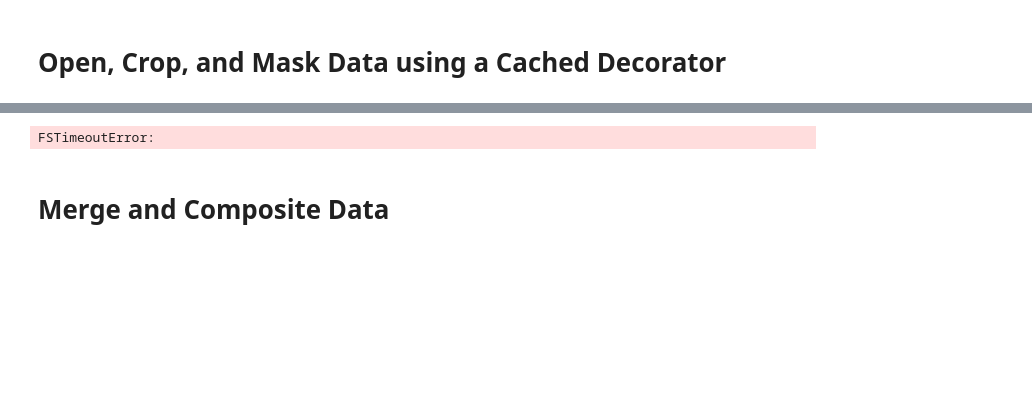
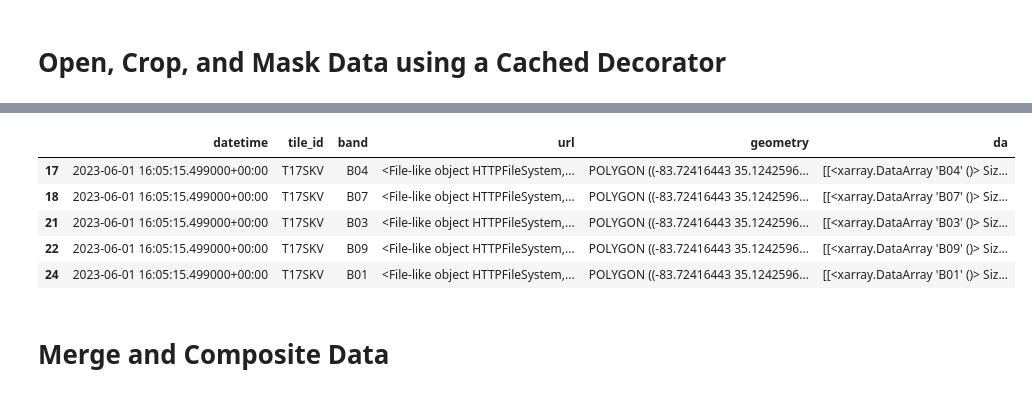
Before and after one commit to earthlab-education/clustering-BioNCphilic, a Jupyter notebook: clustering_nc.ipynb, the cells around one changed output, grey strips where cells are left out. Saved outputs shown, nothing was run; the diff lists cells and outputs as text; code cells hidden in the pictures; blank space fills up the shorter version.

```diff
--- a/clustering_nc.ipynb
+++ b/clustering_nc.ipynb
@@ -422,4 +422,5 @@ def compute_reflectance_da(search_results, boundary_gdf):
     return final_result
 
 tuck_reflectance_da_df = compute_reflectance_da(results, tuck_gdf)
+tuck_reflectance_da_df.head()
 # %% [output]
@@ -441,4 +427,9 @@ Processing granule T17SKV 2023-07-02 16:11:35.693000+00:00
-FSTimeoutError:
+|  | datetime | tile_id | band | url | geometry | da |
+| 17 | 2023-06-01 16:05:15.499000+00:00 | T17SKV | B04 | <File-like object HTTPFileSystem,... | POLYGON ((-83.72416443 35.1242596... | [[<xarray.DataArray 'B04' ()> Siz... |
+| 18 | 2023-06-01 16:05:15.499000+00:00 | T17SKV | B07 | <File-like object HTTPFileSystem,... | POLYGON ((-83.72416443 35.1242596... | [[<xarray.DataArray 'B07' ()> Siz... |
+| 21 | 2023-06-01 16:05:15.499000+00:00 | T17SKV | B03 | <File-like object HTTPFileSystem,... | POLYGON ((-83.72416443 35.1242596... | [[<xarray.DataArray 'B03' ()> Siz... |
+| 22 | 2023-06-01 16:05:15.499000+00:00 | T17SKV | B09 | <File-like object HTTPFileSystem,... | POLYGON ((-83.72416443 35.1242596... | [[<xarray.DataArray 'B09' ()> Siz... |
+| 24 | 2023-06-01 16:05:15.499000+00:00 | T17SKV | B01 | <File-like object HTTPFileSystem,... | POLYGON ((-83.72416443 35.1242596... | [[<xarray.DataArray 'B01' ()> Siz... |
 # %% [markdown]
 # Merge and Composite Data
 # %%
```
Also changed, not shown: parts of 2 cells of this notebook.
